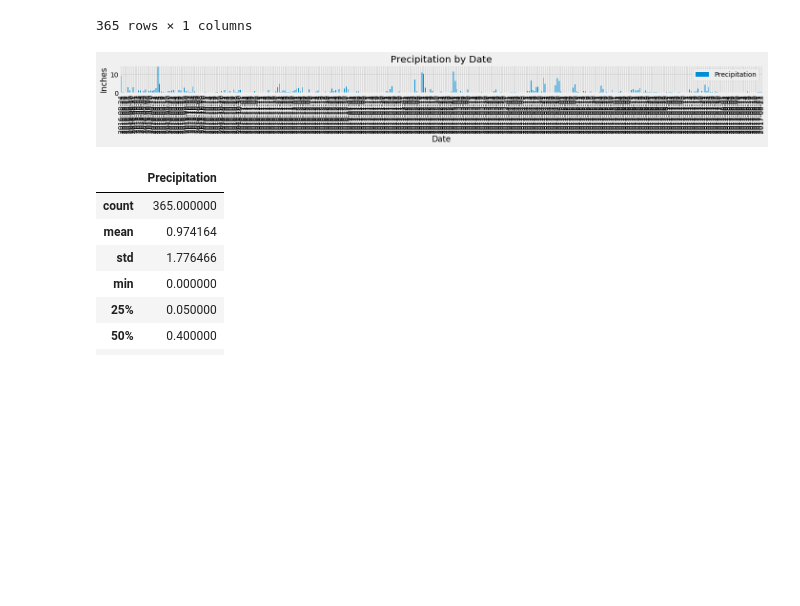
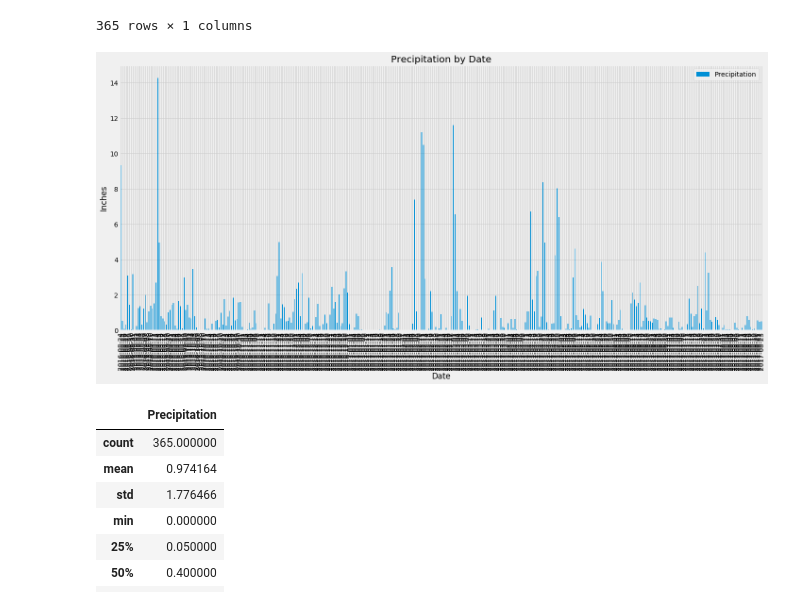
Before and after one commit to johnston1215/SQLAlchemy-challenge, a Jupyter notebook: climate_homework.ipynb, the cells around one changed output. Saved outputs shown, nothing was run; the diff lists cells and outputs as text; code cells hidden in the pictures; blank space fills up the shorter version.

```diff
--- a/climate_homework.ipynb
+++ b/climate_homework.ipynb
@@ -143,13 +143,13 @@ dfsum
 365 rows × 1 columns
 # %%
 # Use Pandas Plotting with Matplotlib to plot the data
-dfplot = dfsum.plot(kind="bar", figsize=(20,3))
+dfplot = dfsum.plot(kind="bar", figsize=(20,10))
 plt.title("Precipitation by Date")
 dfplot.set_ylabel("Inches")
 plt.tight_layout()
 plt.show()
 # %% [output]
-[figure, old version]
+[figure, new version]
 # %%
 # Use Pandas to calcualte the summary statistics for the precipitation data
 dfsum.describe()
```
